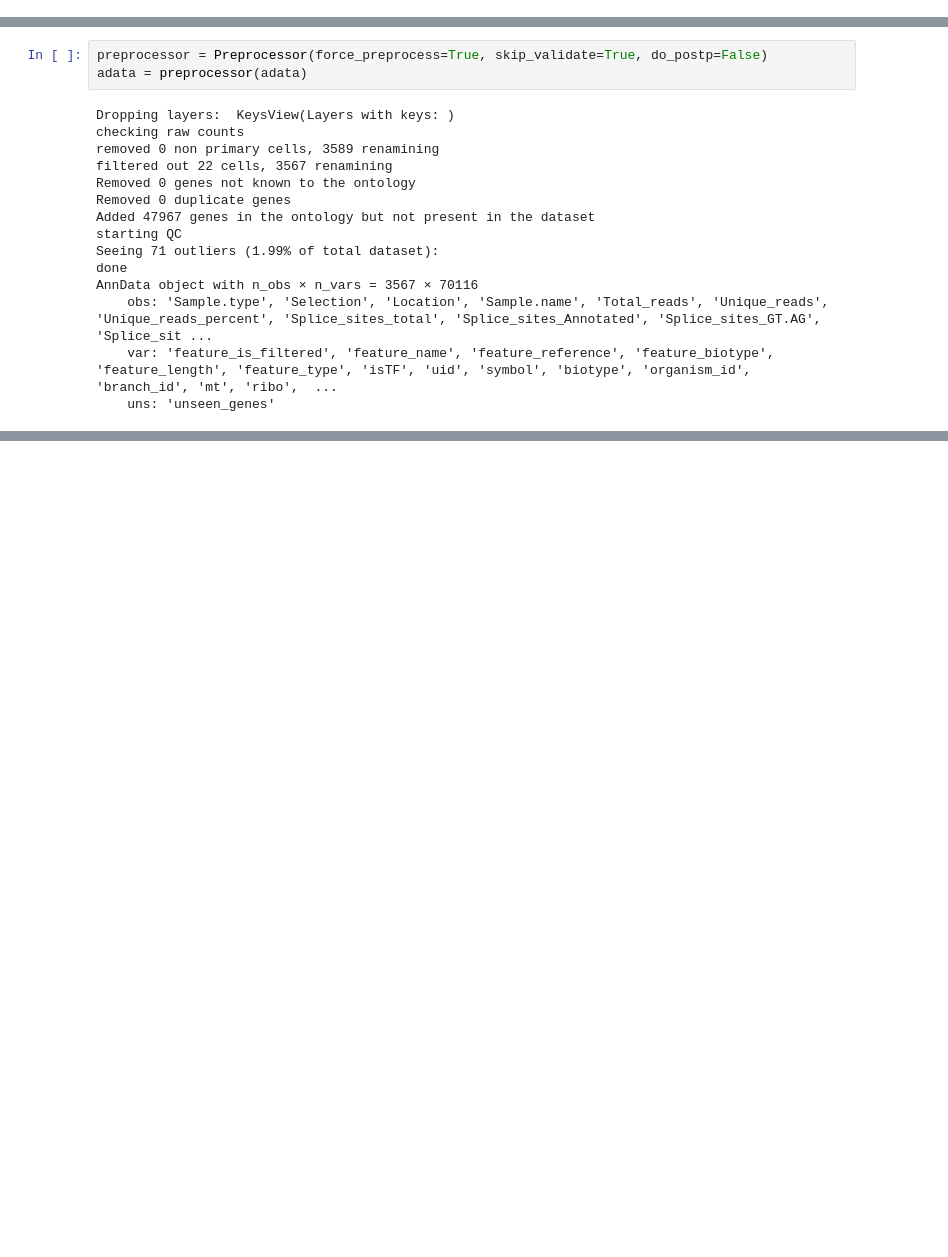
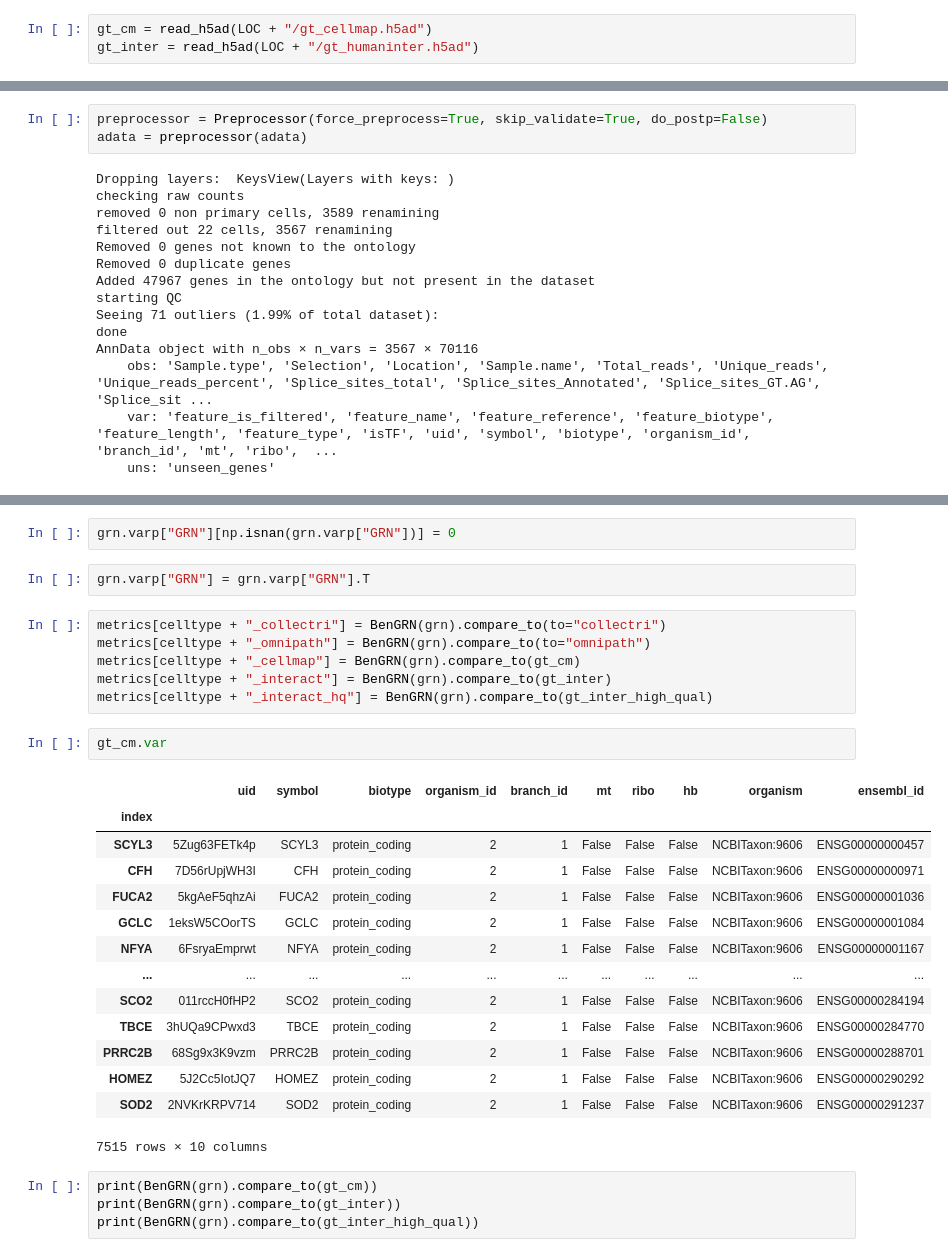
Before and after one commit to cantinilab/scPRINT, a Jupyter notebook: notebooks/scPRINT-2-repro-notebooks/gene_networks.ipynb, the cells around one changed output, grey strips where cells are left out. Saved outputs shown, nothing was run; the diff lists cells and outputs as text; blank space fills up the shorter version.

```diff
--- a/notebooks/scPRINT-2-repro-notebooks/gene_networks.ipynb
+++ b/notebooks/scPRINT-2-repro-notebooks/gene_networks.ipynb
@@ -318,6 +309,9 @@ gt_inter.var.index.name = "index"
 # %%
 gt_cm.write_h5ad(LOC + "/gt_cellmap.h5ad")
 gt_inter.write_h5ad(LOC + "/gt_humaninter.h5ad")
+# %%
+gt_cm = read_h5ad(LOC + "/gt_cellmap.h5ad")
+gt_inter = read_h5ad(LOC + "/gt_humaninter.h5ad")
 # %%
 # only dataset dropped
 adata = sc.read(
@@ -451,0 +417,31 @@ EPR: 1.4635995763836407
+# %%
+grn.varp["GRN"][np.isnan(grn.varp["GRN"])] = 0
+# %%
+grn.varp["GRN"] = grn.varp["GRN"].T
+# %%
+metrics[celltype + "_collectri"] = BenGRN(grn).compare_to(to="collectri")
+metrics[celltype + "_omnipath"] = BenGRN(grn).compare_to(to="omnipath")
+metrics[celltype + "_cellmap"] = BenGRN(grn).compare_to(gt_cm)
+metrics[celltype + "_interact"] = BenGRN(grn).compare_to(gt_inter)
+metrics[celltype + "_interact_hq"] = BenGRN(grn).compare_to(gt_inter_high_qual)
+# %%
+gt_cm.var
+# %% [output]
+|  | uid | symbol | biotype | organism_id | branch_id | mt | ribo | hb | organism | ensembl_id |
+| index |  |  |  |  |  |  |  |  |  |  |
+| SCYL3 | 5Zug63FETk4p | SCYL3 | protein_coding | 2 | 1 | False | False | False | NCBITaxon:9606 | ENSG00000000457 |
+| CFH | 7D56rUpjWH3I | CFH | protein_coding | 2 | 1 | False | False | False | NCBITaxon:9606 | ENSG00000000971 |
+| FUCA2 | 5kgAeF5qhzAi | FUCA2 | protein_coding | 2 | 1 | False | False | False | NCBITaxon:9606 | ENSG00000001036 |
+| GCLC | 1eksW5COorTS | GCLC | protein_coding | 2 | 1 | False | False | False | NCBITaxon:9606 | ENSG00000001084 |
+| NFYA | 6FsryaEmprwt | NFYA | protein_coding | 2 | 1 | False | False | False | NCBITaxon:9606 | ENSG00000001167 |
+| ... | ... | ... | ... | ... | ... | ... | ... | ... | ... | ... |
+| SCO2 | 011rccH0fHP2 | SCO2 | protein_coding | 2 | 1 | False | False | False | NCBITaxon:9606 | ENSG00000284194 |
+| TBCE | 3hUQa9CPwxd3 | TBCE | protein_coding | 2 | 1 | False | False | False | NCBITaxon:9606 | ENSG00000284770 |
+| PRRC2B | 68Sg9x3K9vzm | PRRC2B | protein_coding | 2 | 1 | False | False | False | NCBITaxon:9606 | ENSG00000288701 |
+| HOMEZ | 5J2Cc5IotJQ7 | HOMEZ | protein_coding | 2 | 1 | False | False | False | NCBITaxon:9606 | ENSG00000290292 |
+| SOD2 | 2NVKrKRPV714 | SOD2 | protein_coding | 2 | 1 | False | False | False | NCBITaxon:9606 | ENSG00000291237 |
+7515 rows × 10 columns
+# %%
+print(BenGRN(grn).compare_to(gt_cm))
+print(BenGRN(grn).compare_to(gt_inter))
+print(BenGRN(grn).compare_to(gt_inter_high_qual))
```
Also changed, not shown: parts of 53 cells of this notebook, 11 other files.
